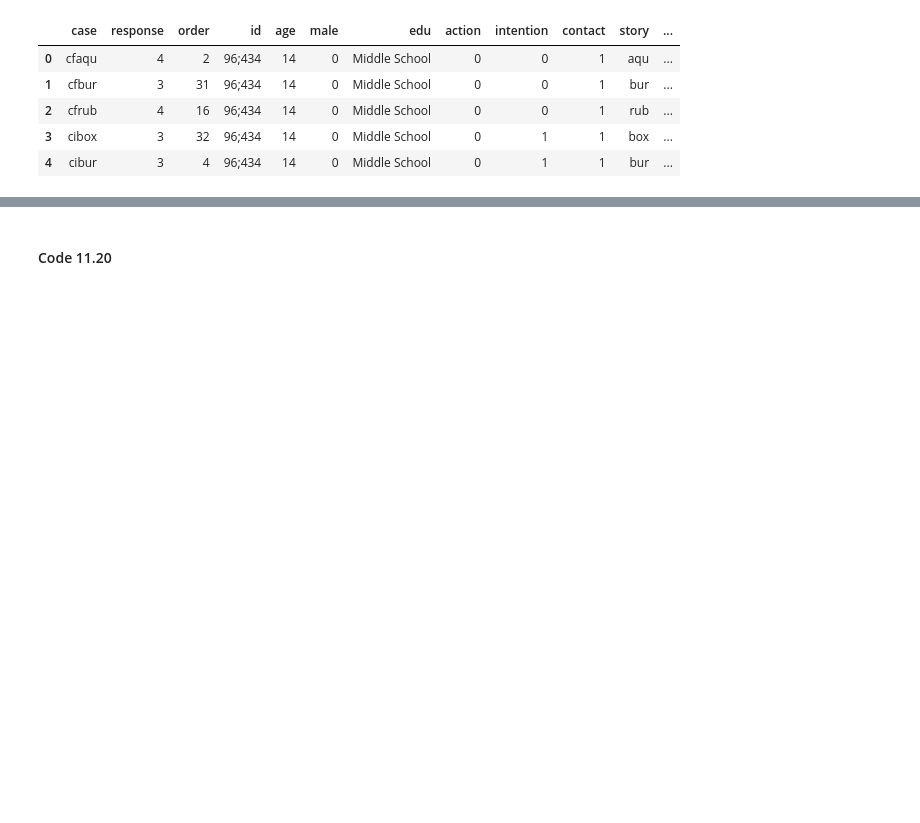
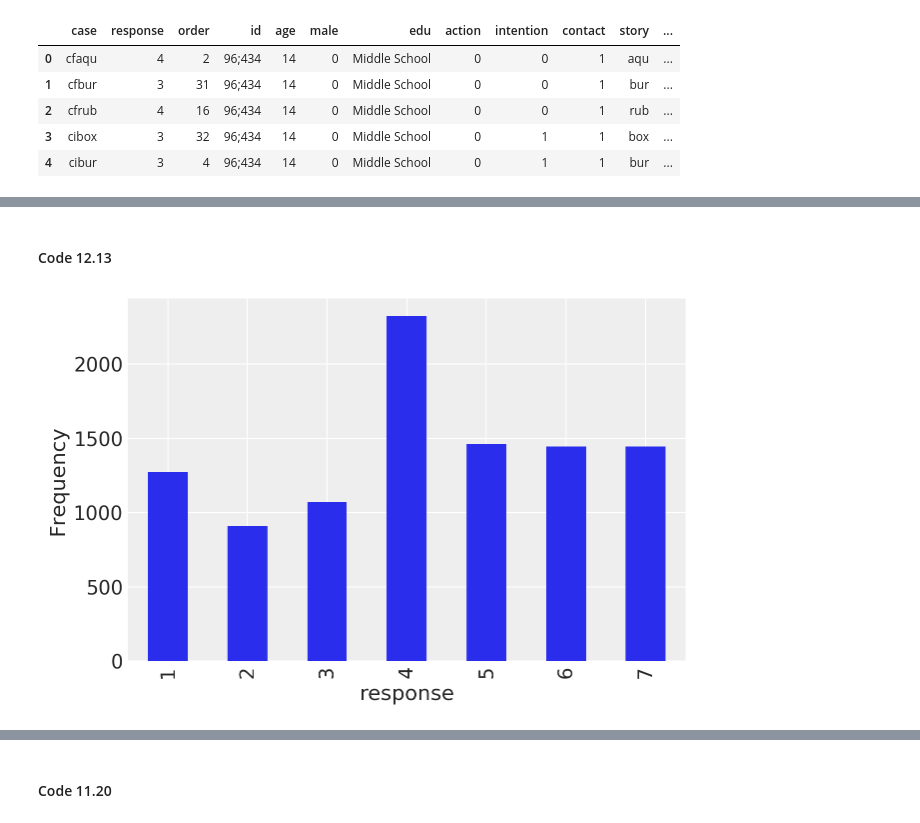
Before and after one commit to pymc-devs/pymc-resources, a Jupyter notebook: Rethinking_2/Chp_12.ipynb, the cells around one changed output, grey strips where cells are left out. Cells and saved outputs as stored; diff of their text form; code cells hidden in the pictures; blank space fills up the shorter version.

```diff
--- a/Rethinking_2/Chp_12.ipynb
+++ b/Rethinking_2/Chp_12.ipynb
@@ -510,0 +263,11 @@ pp_cum_df = (pd.melt(
+# %% [markdown]
+#### Code 12.13
+# %%
+ax = (trolley_df.response
+                .value_counts(sort=False)
+                .plot(kind='bar'))
+
+ax.set_xlabel("response");
+ax.set_ylabel("Frequency");
+# %% [output]
+[figure, added]
```
Also changed, not shown: parts of 101 cells of this notebook, 1 other file.
